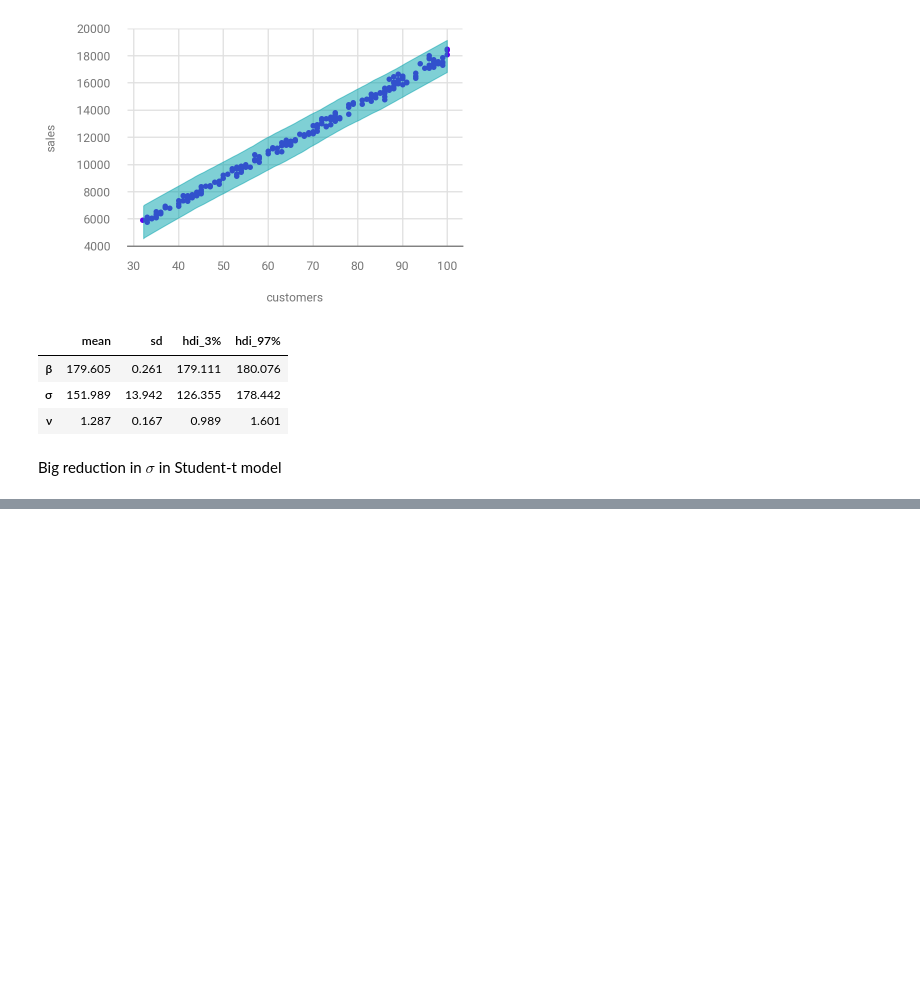
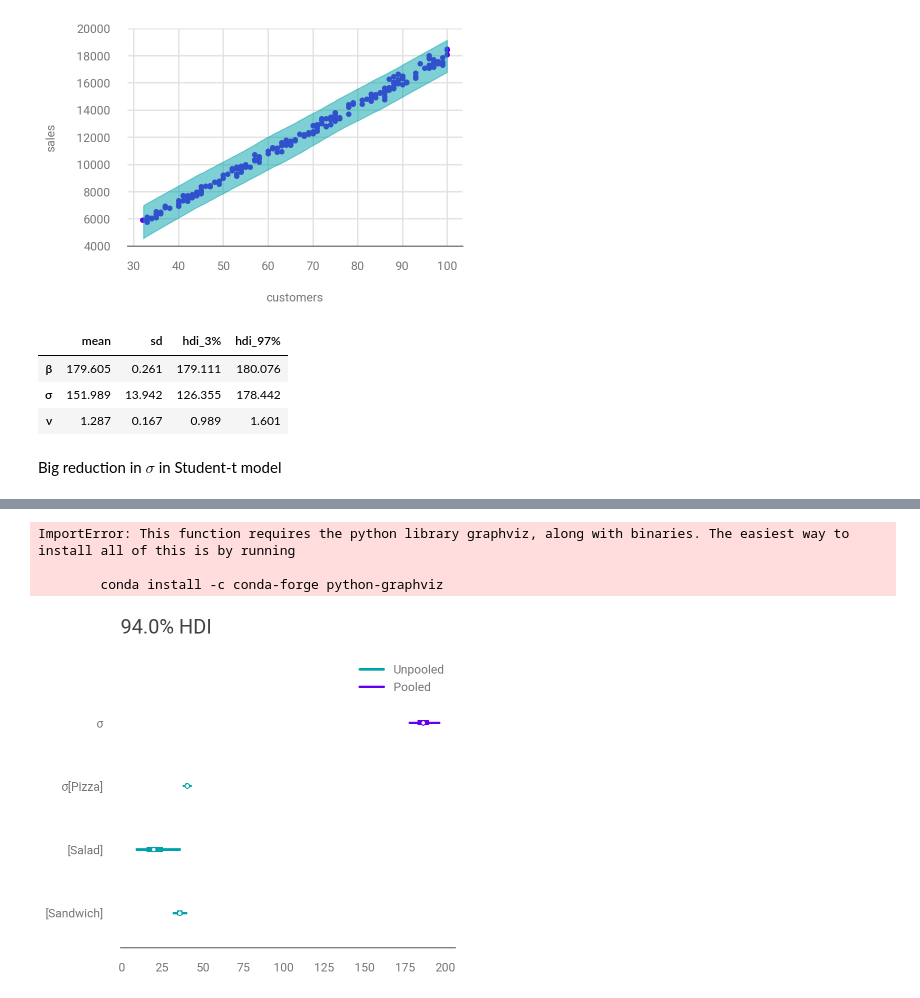
Before and after one commit to paw-lu/bayesian-modeling-computation-python, a Jupyter notebook: notebooks/4_extending_linear_models.ipynb, the cells around one changed output, grey strips where cells are left out. Drawn from its saved outputs; the diff is of its cells as text; code cells hidden in the pictures; blank space fills up the shorter version.

```diff
--- a/notebooks/4_extending_linear_models.ipynb
+++ b/notebooks/4_extending_linear_models.ipynb
@@ -352,0 +370,16 @@ Big reduction in $\sigma$ in Student-t model
+# %%
+customers = sales_df.loc[:, "customers"].to_numpy()
+sales_observed = sales_df.loc[:, "sales"].to_numpy()
+food_category = pd.Categorical(sales_df["Food_Category"])
+
+with pm.Model(
+    coords={"food_category": food_category.categories}
+) as model_sales_unpooled:
+    σ = pm.HalfNormal("σ", sigma=20, dims="food_category")
+    β = pm.Normal("β", mu=10, sigma=10, dims="food_category")
+    μ = pm.Deterministic("μ", β[food_category.codes] * customers)
+    sales = pm.Normal(
+        "sales", mu=μ, sigma=σ[food_category.codes], observed=sales_observed
+    )
+    trace_sales_unpooled = pm.sample(target_accept=0.9, return_inferencedata=False)
+    inf_data_sales_unpooled = az.from_pymc3(trace=trace_sales_unpooled)
@@ -352,0 +419,15 @@ Big reduction in $\sigma$ in Student-t model
+# %%
+with pm.Model() as model_sales_pooled:
+    σ = pm.HalfNormal("σ", sigma=20)
+    β = pm.Normal("β", mu=10, sigma=10)
+
+    μ = pm.Deterministic("μ", var=β * customers)
+
+    sales = pm.Normal("sales", mu=μ, sigma=σ, observed=sales_observed)
+
+    trace_data_sales_pooled = pm.sample(return_inferencedata=False)
+    ppc_sales_pooled = pm.sample_posterior_predictive(trace_data_sales_pooled)
+    inf_data_sales_pooled = az.from_pymc3(
+        trace=trace_data_sales_pooled,
+        posterior_predictive=ppc_sales_pooled,
+    )
@@ -352,0 +442,15 @@ Big reduction in $\sigma$ in Student-t model
+# %%
+pm.model_to_graphviz(model_sales_pooled)
+# %% [output]
+ImportError: This function requires the python library graphviz, along with binaries. The easiest way to install all of this is by running
+
+        conda install -c conda-forge python-graphviz
+# %%
+az.plot_forest(
+    [inf_data_sales_pooled, inf_data_sales_unpooled],
+    model_names=["Pooled", "Unpooled"],
+    var_names=["σ"],
+    combined=True,
+);
+# %% [output]
+[figure, added]
```
Also changed, not shown: parts of 19 cells of this notebook, 1 other file.
